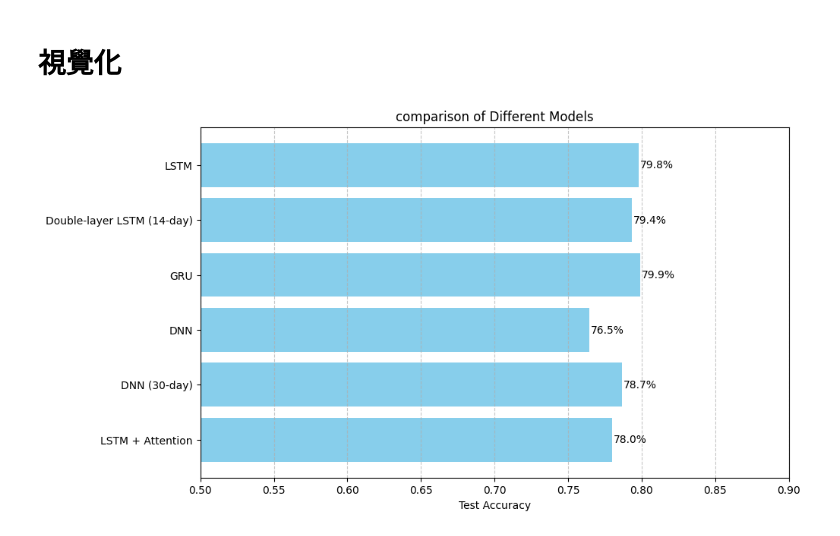
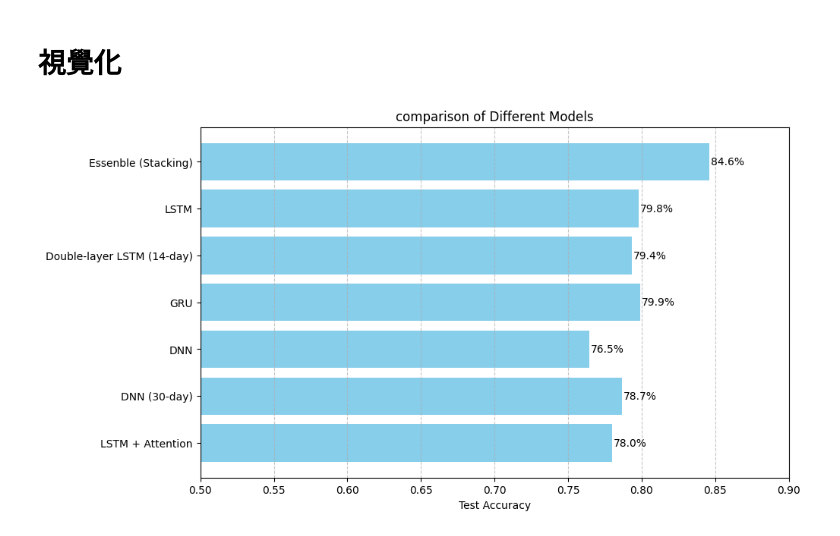
Before and after one commit to yehdanny/sideproject___wildfire-prediction, a Jupyter notebook: 03-optimal.ipynb, the cells around one changed output. Saved outputs shown, nothing was run; the diff lists cells and outputs as text; code cells hidden in the pictures.

```diff
--- a/03-optimal.ipynb
+++ b/03-optimal.ipynb
@@ -348,6 +348,9 @@ y_pred_stack = stacking_clf.predict(X_test_sel)
 from sklearn.metrics import accuracy_score, classification_report
 print("Stacking Model Accuracy:", accuracy_score(y_test, y_pred_stack))
 print(classification_report(y_test, y_pred_stack))
+
+stack_acc = accuracy_score(y_test, y_pred_stack)
+print(f"Stacking Model Test Accuracy: {stack_acc:.4f}")
 # %% [output]
 Parameters: { "use_label_encoder" } are not used.
 
@@ -963,6 +966,7 @@ import matplotlib.pyplot as plt
 
 # 模型名稱
 models = [
+    "Essenble (Stacking)",
     "LSTM",
     "Double-layer LSTM (14-day)",
     "GRU",
@@ -970,31 +974,32 @@ models = [
     "DNN (30-day)",
     "LSTM + Attention"
 ]
 
 # 對應準確率
 accuracies = [
+    stack_acc,
     LSTM_accuracy,
     DLLSTM_accuracy,
     acc_gru,
     DNN_accuracy,
     DNN30_accuracy,
     LSTM_Attention_accuracy
 ]
 models = models[::-1]
 accuracies = accuracies[::-1]
 
 # 繪製橫向長條圖
 plt.figure(figsize=(10, 6))
 bars = plt.barh(models, accuracies, color='skyblue')
 plt.xlabel('Test Accuracy')
 plt.title('comparison of Different Models')
 plt.xlim(0.5, 0.9)
 
 # 在長條圖上標記數值
 for bar, acc in zip(bars, accuracies):
     plt.text(acc + 0.001, bar.get_y() + bar.get_height()/2, f"{acc*100:.1f}%", va='center')
 
 plt.grid(axis='x', linestyle='--', alpha=0.7)
 plt.show()
 # %% [output]
-[figure, old version]
+[figure, new version]
```
Also changed, not shown: parts of 4 cells of this notebook, 2 other files.
